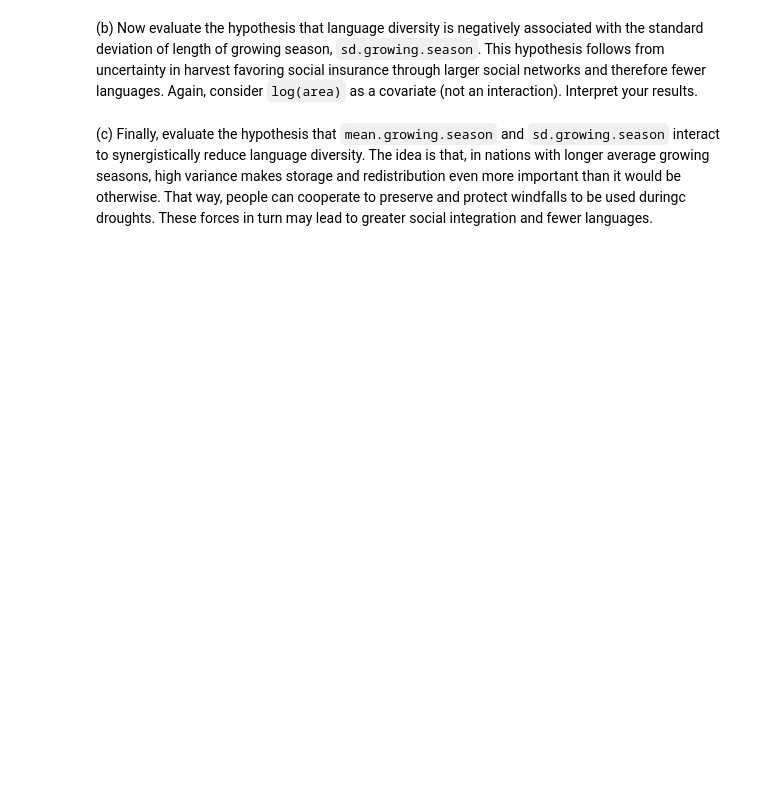
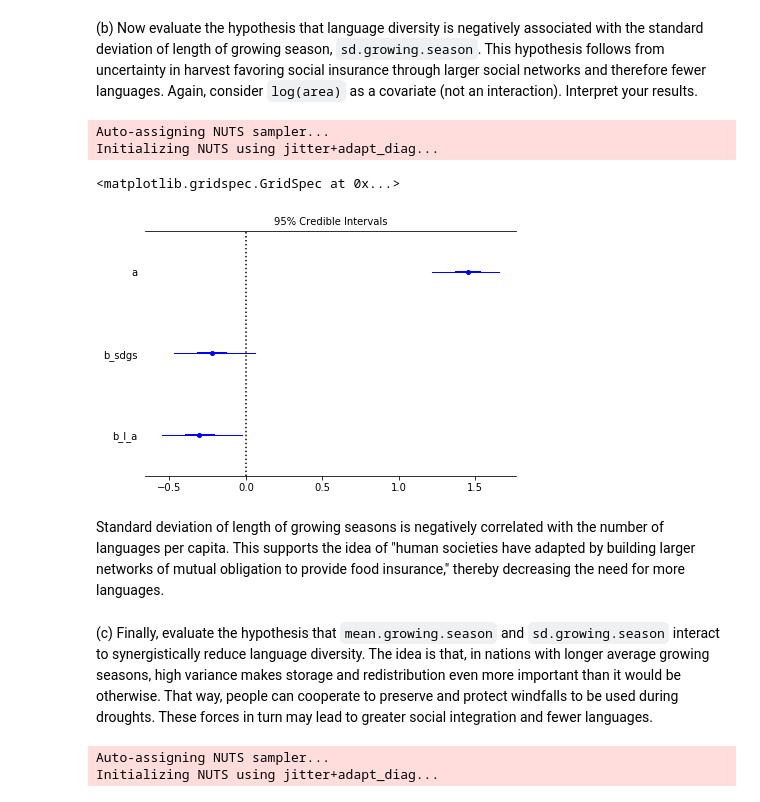
Before and after one commit to Edderic/statistical-rethinking-python-solutions, a Jupyter notebook: ch-7.ipynb, the cells around one changed output. Drawn from its saved outputs; the diff is of its cells as text; code cells hidden in the pictures; blank space fills up the shorter version.

```diff
--- a/ch-7.ipynb
+++ b/ch-7.ipynb
@@ -845,4 +943,47 @@ This problem is open ended, allowing you to decide how you address the hypothese
 # %% [markdown]
 (b) Now evaluate the hypothesis that language diversity is negatively associated with the standard deviation of length of growing season, `sd.growing.season`. This hypothesis follows from uncertainty in harvest favoring social insurance through larger social networks and therefore fewer languages. Again, consider `log(area)` as a covariate (not an interaction). Interpret your results.
+# %%
+with pm.Model() as m_7h4_b:
+    a = pm.Normal('a', 0, 5)
+    b_sdgs = pm.Normal('b_sdgs', 0, 1)
+    b_l_a = pm.Normal('b_l_a', 0, 1)
+
+    mu = a + b_sdgs * nettle_df['std_sd.growing.season'] + \
+            b_l_a * nettle_df['std_log_area']
+    sigma = pm.Uniform('sigma', 0, 1)
+
+    pm.Normal('log_lang.per_cap', mu, sigma, observed=nettle_df['log_lang.per.cap'])
+    trace_m_7h4_b = pm.sample(2000)
+# %% [output]
+Auto-assigning NUTS sampler...
+Initializing NUTS using jitter+adapt_diag...
+# %%
+pm.forestplot(trace_m_7h4_b, varnames=['a', 'b_sdgs', 'b_l_a'])
+# %% [output]
+<matplotlib.gridspec.GridSpec at 0x...>
+[figure, added]
+# %% [markdown]
+Standard deviation of length of growing seasons is negatively correlated with the number of languages per capita. This supports the idea of "human societies have adapted by building larger networks of mutual obligation to provide food insurance," thereby decreasing the need for more languages.
 # %% [markdown]
-(c) Finally, evaluate the hypothesis that `mean.growing.season` and `sd.growing.season` interact to synergistically reduce language diversity. The idea is that, in nations with longer average growing seasons, high variance makes storage and redistribution even more important than it would be otherwise. That way, people can cooperate to preserve and protect windfalls to be used duringc droughts. These forces in turn may lead to greater social integration and fewer languages.
+(c) Finally, evaluate the hypothesis that `mean.growing.season` and `sd.growing.season` interact to synergistically reduce language diversity. The idea is that, in nations with longer average growing seasons, high variance makes storage and redistribution even more important than it would be otherwise. That way, people can cooperate to preserve and protect windfalls to be used during droughts. These forces in turn may lead to greater social integration and fewer languages.
+# %%
+with pm.Model() as m_7h4_c:
+    a = pm.Normal('a', 0, 5)
+    b_sdgs = pm.Normal('b_sdgs', 0, 1)
+    b_mgs = pm.Normal('b_mgs', 0, 1)
+    b_i_sd_m_gs = pm.Normal('b_i_sd_m_gs', 0, 1)
+
+    b_l_a = pm.Normal('b_l_a', 0, 1)
+
+    mu = a + b_sdgs * nettle_df['std_sd.growing.season'] + \
+         b_mgs * nettle_df['std_mean.growing.season'] + \
+            b_l_a * nettle_df['std_log_area'] + \
+            b_i_sd_m_gs * nettle_df['std_mean.growing.season'] * \
+                nettle_df['std_sd.growing.season']
+    sigma = pm.Uniform('sigma', 0, 1)
+
+    pm.Normal('log_lang.per_cap', mu, sigma, observed=nettle_df['log_lang.per.cap'])
+    trace_m_7h4_c = pm.sample(2000)
+# %% [output]
+Auto-assigning NUTS sampler...
+Initializing NUTS using jitter+adapt_diag...
```
Also changed, not shown: parts of 9 cells of this notebook.
